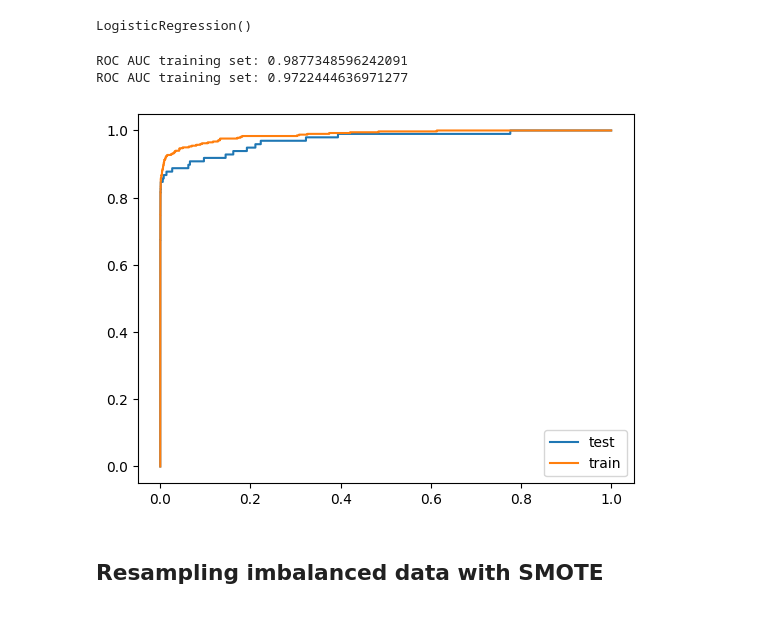
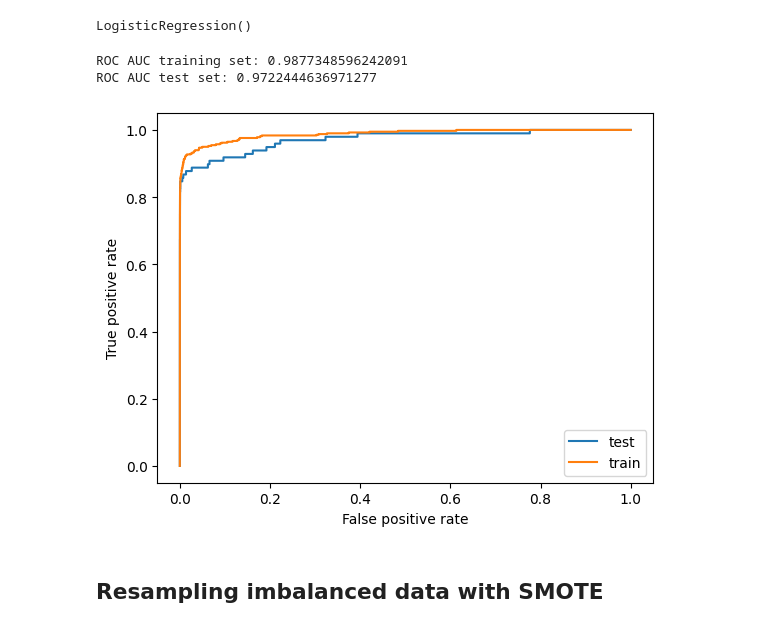
Before and after one commit to PacktPublishing/The-Regularization-Cookbook, a Jupyter notebook: chapter_05/chapter_05.ipynb, the cells around one changed output. Drawn from its saved outputs; the diff is of its cells as text; code cells hidden in the pictures.

```diff
--- a/chapter_05/chapter_05.ipynb
+++ b/chapter_05/chapter_05.ipynb
@@ -295,22 +297,24 @@ y_train_proba = lr.predict_proba(X_train)[:, 1]
 y_test_proba = lr.predict_proba(X_test)[:, 1]
 # Display the ROC AUC
 print('ROC AUC training set:', roc_auc_score(y_train, y_train_proba))
-print('ROC AUC training set:', roc_auc_score(y_test, y_test_proba))
+print('ROC AUC test set:', roc_auc_score(y_test, y_test_proba))
 # %% [output]
 ROC AUC training set: 0.9877348596242091
-ROC AUC training set: 0.9722444636971277
+ROC AUC test set: 0.9722444636971277
 # %%
 import matplotlib.pyplot as plt
 from sklearn.metrics import roc_curve
 # Display the ROC curve
 fpr_test, tpr_test, _ = roc_curve(y_test, y_test_proba)
 fpr_train, tpr_train, _ = roc_curve(y_train, y_train_proba)
 plt.plot(fpr_test, tpr_test, label='test')
 plt.plot(fpr_train, tpr_train, label='train')
+plt.xlabel('False positive rate')
+plt.ylabel('True positive rate')
 plt.legend()
 plt.show()
 # %% [output]
-[figure, old version]
+[figure, new version]
 # %% [markdown]
 ## Resampling imbalanced data with SMOTE
 # %%
```
Also changed, not shown: parts of 4 cells of this notebook.
